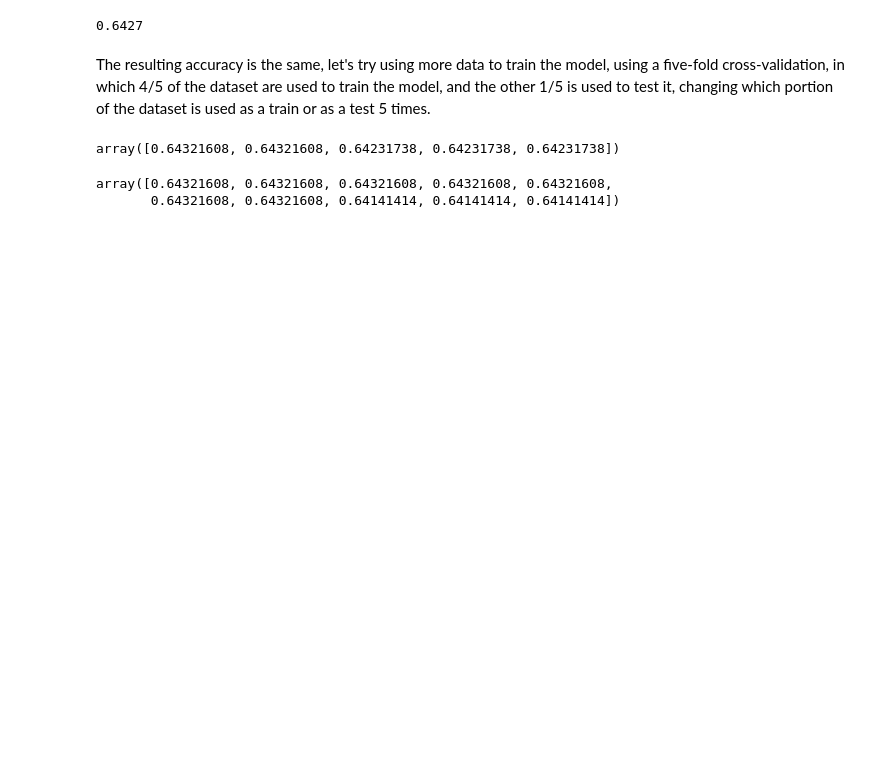
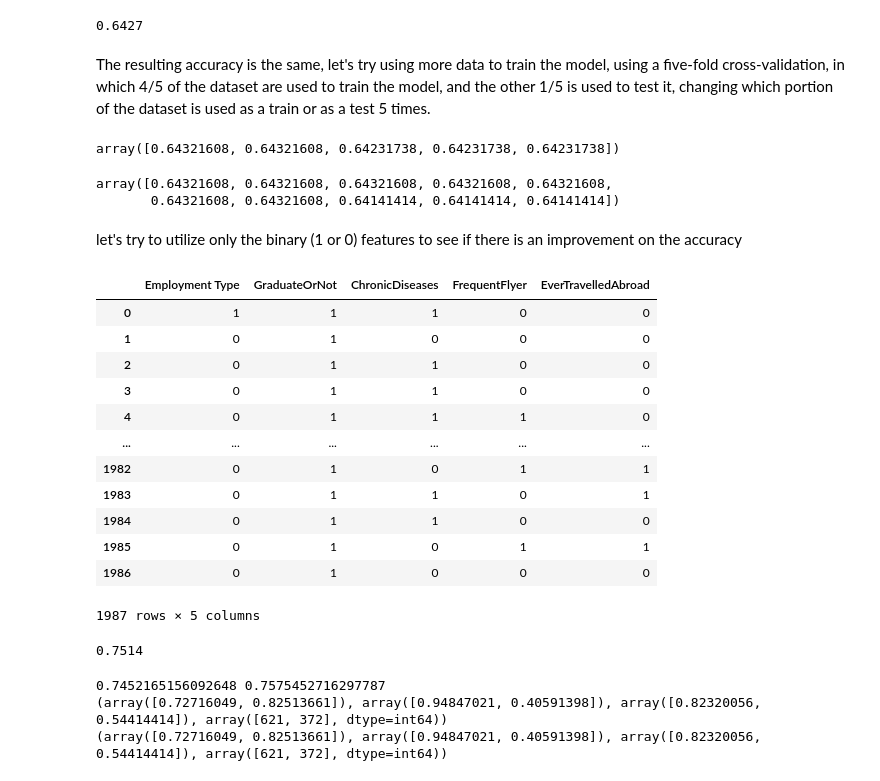
Before and after one commit to sigurdee/FDA-project, a Jupyter notebook: Fds Project.ipynb, the cells around one changed output. Drawn from its saved outputs; the diff is of its cells as text; code cells hidden in the pictures; blank space fills up the shorter version.

```diff
--- a/Fds Project.ipynb
+++ b/Fds Project.ipynb
@@ -153,3 +162,26 @@ cross_val_score(model, X_new, y, cv=10)
 # %% [output]
 array([0.64321608, 0.64321608, 0.64321608, 0.64321608, 0.64321608,
        0.64321608, 0.64321608, 0.64141414, 0.64141414, 0.64141414])
+# %% [markdown]
+let's try to utilize only the binary (1 or 0) features to see if there is an improvement on the accuracy
+# %%
+list_of_features3=['Employment Type', 'GraduateOrNot','ChronicDiseases', 'FrequentFlyer', 'EverTravelledAbroad']
+# %%
+y=TravelInsurance['TravelInsurance']
+X_new2=TravelInsurance[list_of_features3]
+# %%
+X_new2
+# %% [output]
+|  | Employment Type | GraduateOrNot | ChronicDiseases | FrequentFlyer | EverTravelledAbroad |
+| 0 | 1 | 1 | 1 | 0 | 0 |
+| 1 | 0 | 1 | 0 | 0 | 0 |
+| 2 | 0 | 1 | 1 | 0 | 0 |
+| 3 | 0 | 1 | 1 | 0 | 0 |
+| 4 | 0 | 1 | 1 | 1 | 0 |
+| ... | ... | ... | ... | ... | ... |
+| 1982 | 0 | 1 | 0 | 1 | 1 |
+| 1983 | 0 | 1 | 1 | 0 | 1 |
+| 1984 | 0 | 1 | 1 | 0 | 0 |
+| 1985 | 0 | 1 | 0 | 1 | 1 |
+| 1986 | 0 | 1 | 0 | 0 | 0 |
+1987 rows × 5 columns
@@ -155,0 +194,4 @@ array([0.64321608, 0.64321608, 0.64321608, 0.64321608, 0.64321608,
+# %%
+round((x/5) , 4)
+# %% [output]
+0.7514
@@ -155,0 +202,12 @@ array([0.64321608, 0.64321608, 0.64321608, 0.64321608, 0.64321608,
+# %%
+from sklearn.metrics import accuracy_score
+from sklearn.metrics import precision_recall_fscore_support
+y2_model = model.fit(X1, y1).predict(X2)
+y1_model = model.fit(X2, y2).predict(X1)
+print(accuracy_score(y1, y1_model), accuracy_score(y2, y2_model))
+print(precision_recall_fscore_support(y1, y1_model, zero_division=1))
+print(precision_recall_fscore_support(y1, y1_model, zero_division=0))
+# %% [output]
+0.7452165156092648 0.7575452716297787
+(array([0.72716049, 0.82513661]), array([0.94847021, 0.40591398]), array([0.82320056, 0.54414414]), array([621, 372], dtype=int64))
+(array([0.72716049, 0.82513661]), array([0.94847021, 0.40591398]), array([0.82320056, 0.54414414]), array([621, 372], dtype=int64))
```
Also changed, not shown: parts of 5 cells of this notebook.
